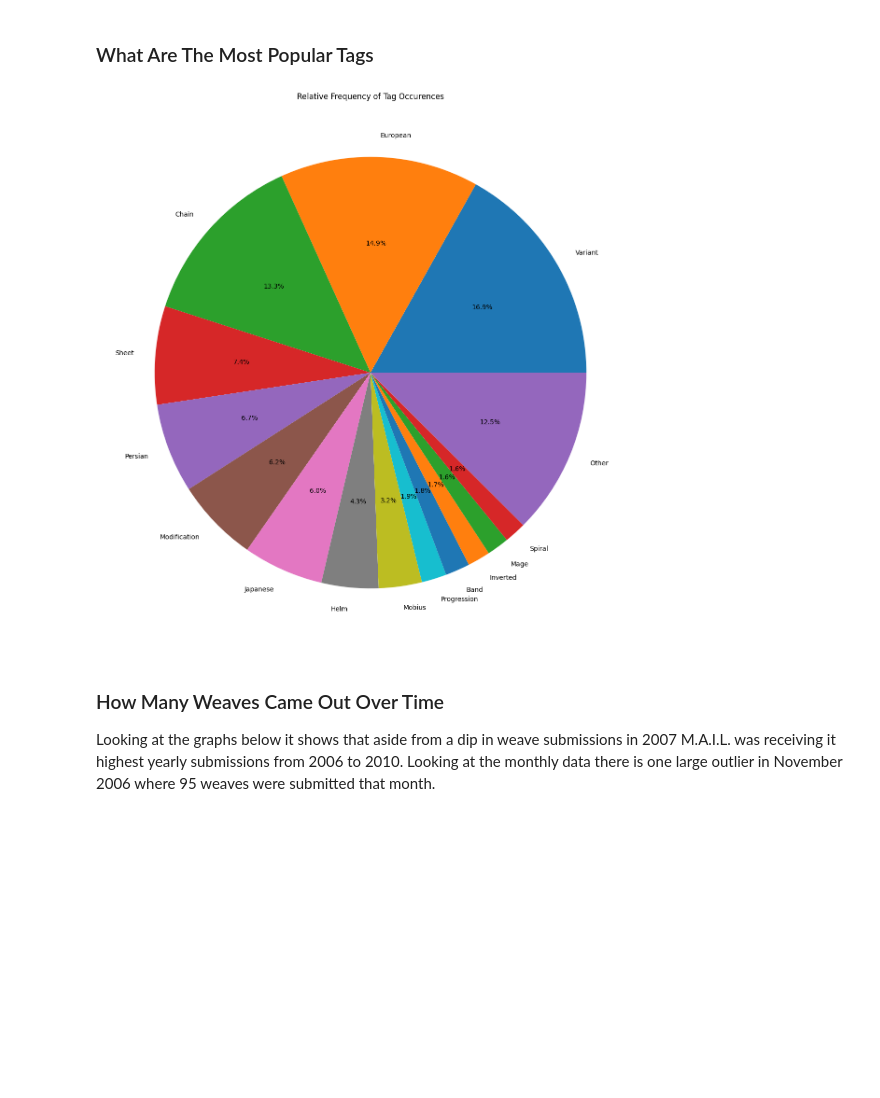
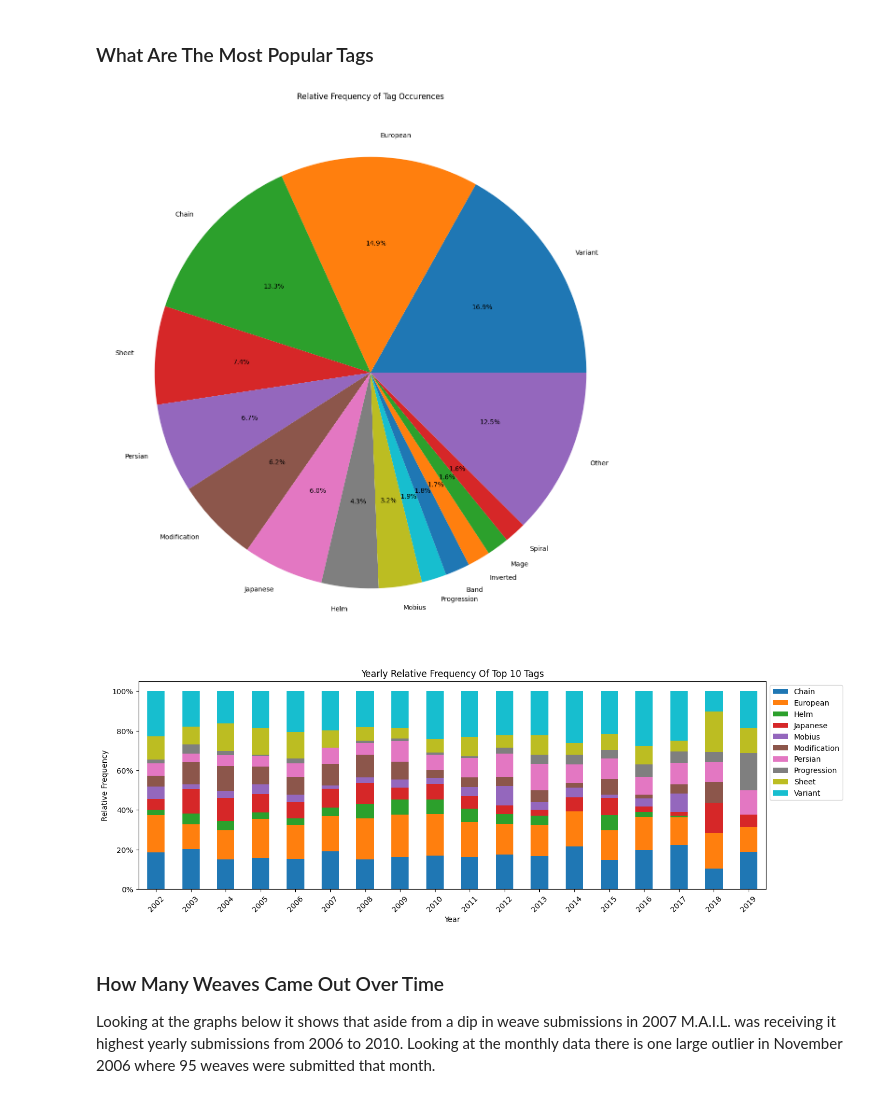
Before and after one commit to moaatt2/chainmail_stats, a Jupyter notebook: Notebooks/process_data.ipynb, the cells around one changed output. Saved outputs shown, nothing was run; the diff lists cells and outputs as text; code cells hidden in the pictures; blank space fills up the shorter version.

Commit message:
Add graph of yearly relative tag frequency.

```diff
--- a/Notebooks/process_data.ipynb
+++ b/Notebooks/process_data.ipynb
@@ -324,24 +325,51 @@ _ = ax.set_title('Frequency of Aspect Ratio(AR) Pairings in Multi-AR Weaves')
 [figure]
 # %% [markdown]
 ### What Are The Most Popular Tags
-# %%
-
-# Relative Frequency of Top 14 weaves
-val_counts = tag_df.Tag.value_counts()
-top_tags = val_counts.head(14)
-top_tags['Other'] = sum(val_counts[14:])
-
-_ = top_tags.plot(
-    kind='pie',
-    figsize=(15, 15),
-    ylabel='',
-    title='Relative Frequency of Tag Occurences',
-    autopct='%1.1f%%',
-)
-
-### See if it may be possible to do this as a time series
-# %% [output]
-[figure, removed]
+# %%
+
+# Relative Frequency of Top 14 weaves
+val_counts = tag_df.Tag.value_counts()
+top_tags = val_counts.head(14)
+top_tags['Other'] = sum(val_counts[14:])
+
+_ = top_tags.plot(
+    kind='pie',
+    figsize=(15, 15),
+    ylabel='',
+    title='Relative Frequency of Tag Occurences',
+    autopct='%1.1f%%',
+)
+
+
+# Graph Relative Frequency of top 10 tags per yer
+
+## Get data for top 10 tags then pivot by year and tag
+top10tags = val_counts[:10].index
+top_tag_df = tag_df[tag_df.Tag.isin(top10tags)].copy()
+top_tag_df['Date'] = top_tag_df['Date'].dt.to_period('Y')
+pivoted_tag_info = top_tag_df.pivot_table(index='Date', columns=['Tag'], aggfunc='count').fillna(0)
+
+## Convert from counts to yearly
+yearly_sum = pivoted_tag_info.sum(axis=1)
+yearly_relative_frequency = pivoted_tag_info.div(yearly_sum, axis=0).droplevel(level=0, axis=1)
+
+## Plot relative frequncy data
+ax = yearly_relative_frequency.plot(
+    kind='bar',
+    stacked=True,
+    figsize=(15,5),
+    rot=45,
+    xlabel='Year',
+    ylabel='Relative Frequency',
+    title='Yearly Relative Frequency Of Top 10 Tags',
+)
+
+## Clean up Graphs
+_ = ax.yaxis.set_major_formatter(mtick.PercentFormatter(1))
+_ = ax.legend(bbox_to_anchor=(1, 1))
+# %% [output]
+[figure, added]
+[figure, added]
 # %% [markdown]
 ### How Many Weaves Came Out Over Time
 
```
Also changed, not shown: parts of 1 cell of this notebook.
